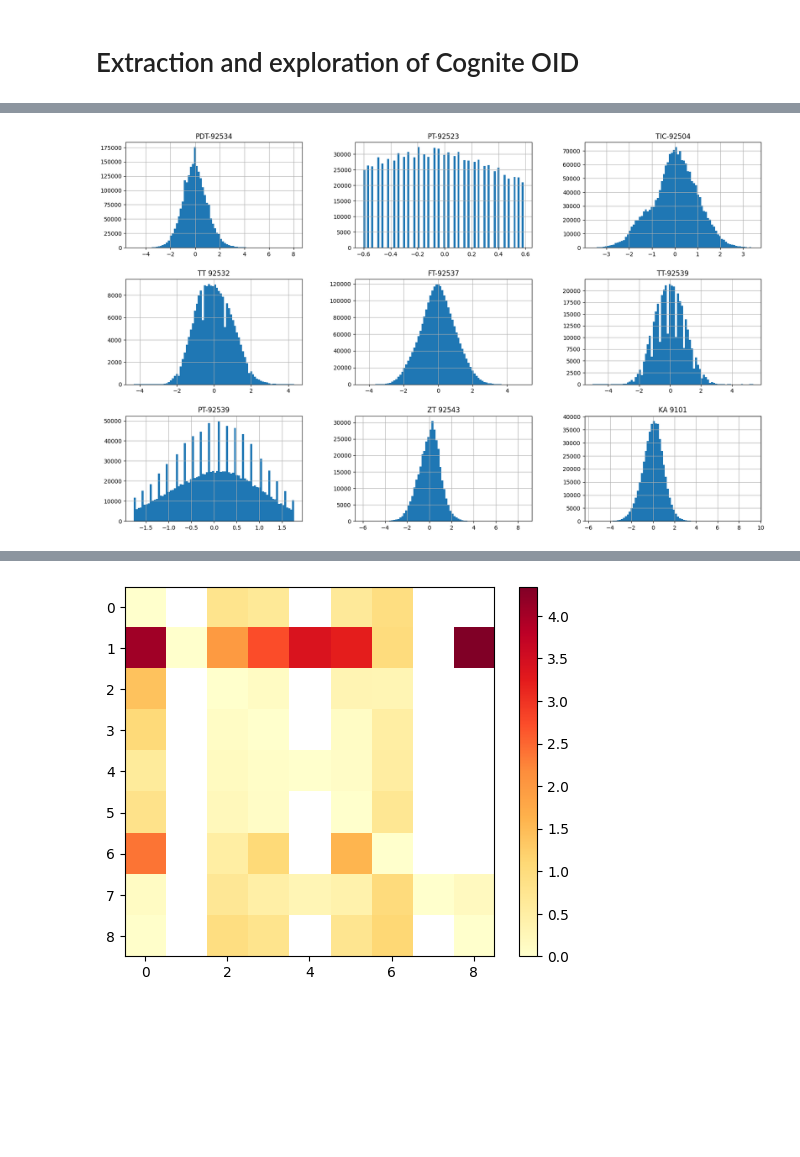
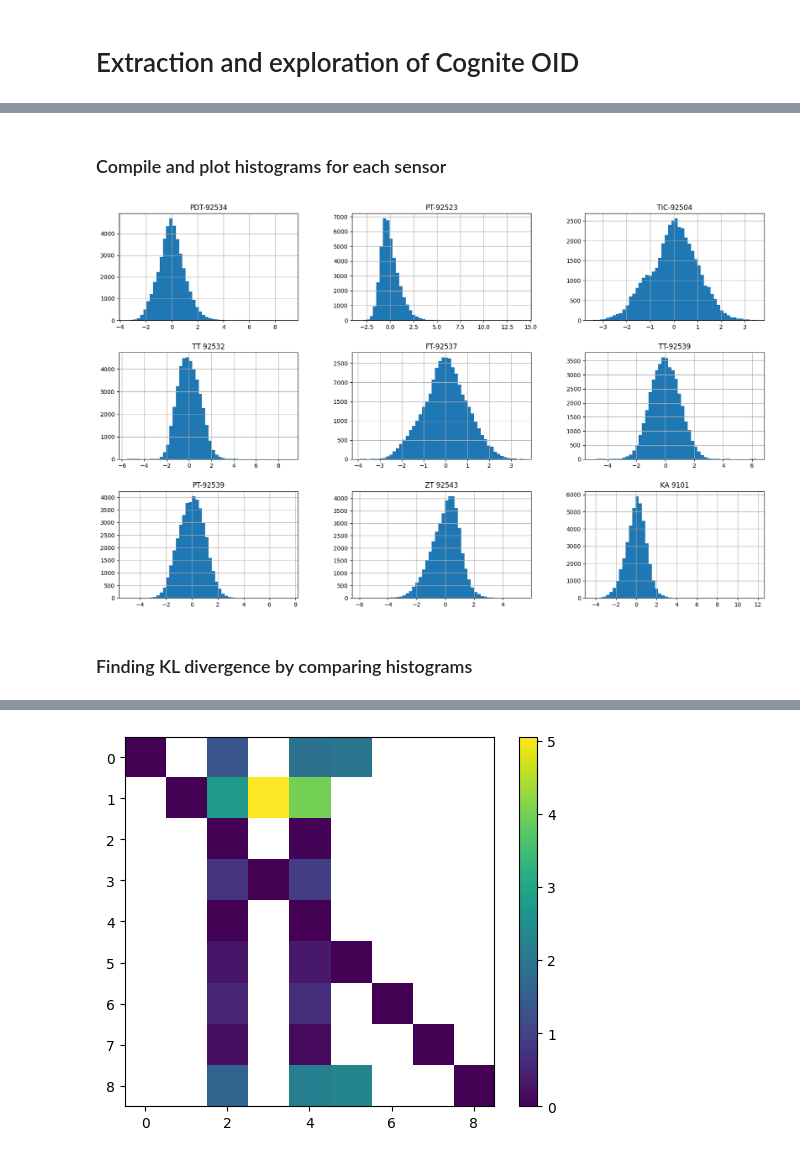
Before and after one commit to fredrikSveen/time_series_gan_project, a Jupyter notebook: data_exploration.ipynb, the cells around one changed output, grey strips where cells are left out. Saved outputs shown, nothing was run; the diff lists cells and outputs as text; code cells hidden in the pictures; blank space fills up the shorter version.

```diff
--- a/data_exploration.ipynb
+++ b/data_exploration.ipynb
@@ -78,28 +87,29 @@ print(dfs_dict["ZT 92543"])
 # %%
 import numpy as np
-norm_df = {}
-k = 6 #width of the range of accepted values
+
+standard_df = {}
+# k = 6 #width of the range of accepted values
 
 for name, df in dfs_dict.items():
     avg = df.mean().iloc[0]
     std = df.std().iloc[0]
     tmp_df = (df-avg)/std
-    upper = k*std
-    lower = -k*std
     print(f'{name}: Avg: {avg} Std: {std} Shape: {tmp_df.shape}')
 
+    # upper = k*std
+    # lower = -k*std
 
-    # Create arrays of Boolean values indicating the outlier rows
-    upper_array = tmp_df.index[tmp_df[tmp_df.columns[0]] >= upper].tolist()
-    lower_array = tmp_df.index[tmp_df[tmp_df.columns[0]] <= lower].tolist()
+    # # Create arrays of Boolean values indicating the outlier rows
+    # upper_array = tmp_df.index[tmp_df[tmp_df.columns[0]] >= upper].tolist()
+    # lower_array = tmp_df.index[tmp_df[tmp_df.columns[0]] <= lower].tolist()
 
-    # Removing the outliers
-    tmp_df.drop(index=upper_array, inplace=True)
-    tmp_df.drop(index=lower_array, inplace=True)
+    # # Removing the outliers
+    # tmp_df.drop(index=upper_array, inplace=True)
+    # tmp_df.drop(index=lower_array, inplace=True)
 
     # Print the new shape of the DataFrame
-    print("New Shape: ", tmp_df.shape)
-    norm_df[name] = tmp_df
+    # print("New Shape: ", tmp_df.shape)
+    standard_df[name] = tmp_df
 
-plot_all_nine_sensors(dataframe=norm_df)
+plot_all_nine_sensors(dataframe=standard_df)
 # %% [output]
@@ -125,18 +126,23 @@ New Shape:  (480585, 1)
+# %% [markdown]
+### Compile and plot histograms for each sensor
 # %%
 #Plot histograms
-names = list(norm_df.keys())
+#Using standardized values
+names = list(standard_df.keys())
 fig, ax = plt.subplots(3, 3, figsize=(20, 12))
-bins = 80
+bins = 50
 
 m=0
 for i in range(3):
     for j in range(3):
 
-        norm_df[names[m]].hist(bins = bins, ax=ax[i,j], figsize=(20, 18))
+        standard_df[names[m]].hist(bins = bins, ax=ax[i,j], figsize=(20, 18))
         ax[i,j].set_title(names[m])
         m+=1
 # %% [output]
-[figure, old version]
+[figure, new version]
+# %% [markdown]
+### Finding KL divergence by comparing histograms
 # %%
 %pip install scipy
 from scipy.stats import entropy
@@ -146,18 +152,19 @@ KL = []
 i = 0
 j = 0
 
-for name, df in norm_df.items():
+for name, df in standard_df.items():
     row = []
     hist1 = np.histogram(df, bins=bins)[0]
     hist1 = hist1/sum(hist1)
-    for name2, df2 in norm_df.items():
+    for name2, df2 in standard_df.items():
         hist2 = np.histogram(df2, bins=bins)[0]
         hist2 = hist2/sum(hist2)
+        # print(f'H1: {type(hist1)}, H2: {type(hist2)}')
         row.append(entropy(hist1, hist2))
     KL.append(row)
 
 print(KL)
-im = plt.imshow(KL, cmap="YlOrRd")
+im = plt.imshow(KL)
 plt.colorbar(im)
 plt.show()
 # %% [output]
@@ -165 +175 @@ plt.show()
-[figure, old version]
+[figure, new version]
```
Also changed, not shown: parts of 12 cells of this notebook.
